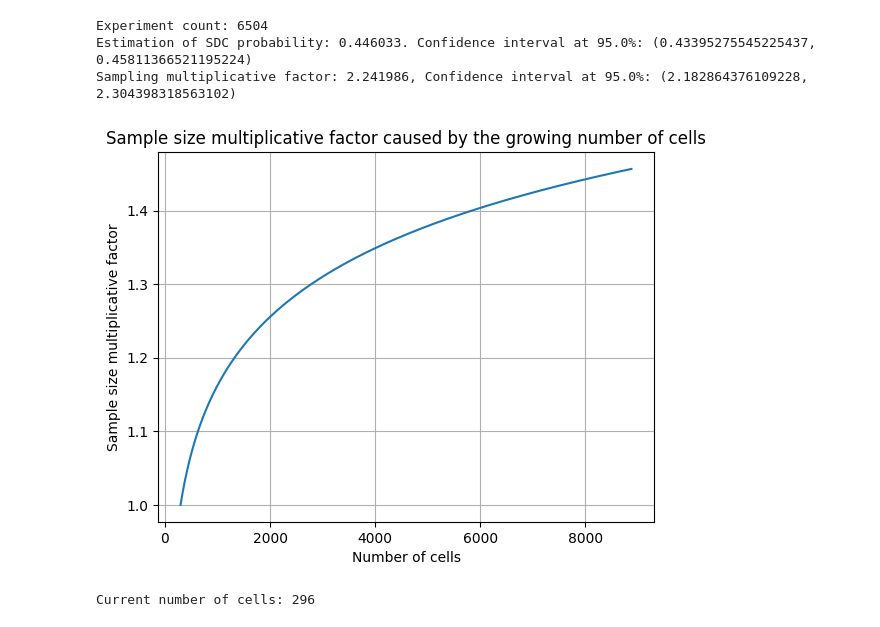
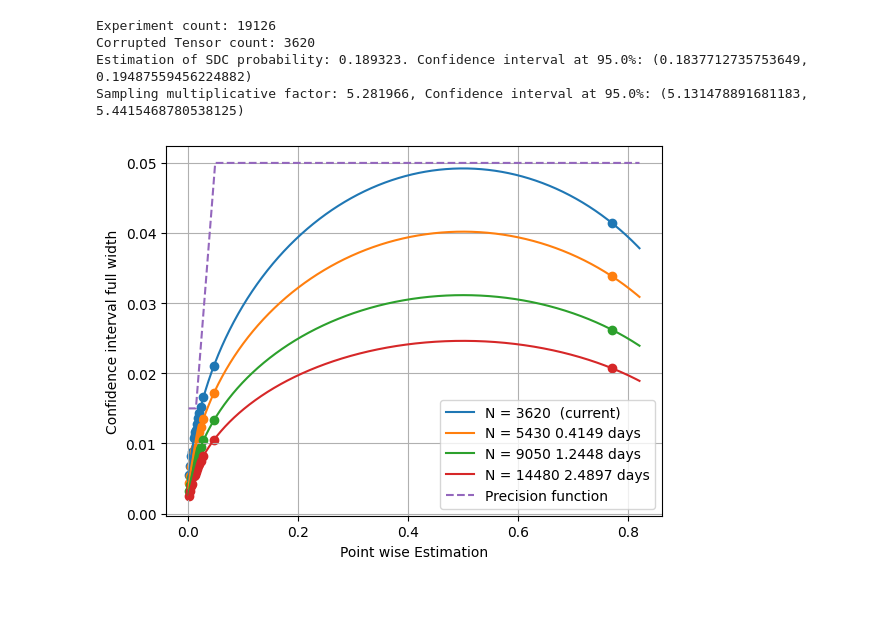
Before and after one commit to D4De/cnn-error-classifier, a Jupyter notebook: stats.ipynb, the cells around one changed output. Saved outputs shown, nothing was run; the diff lists cells and outputs as text; code cells hidden in the pictures; blank space fills up the shorter version.

```diff
--- a/stats.ipynb
+++ b/stats.ipynb
@@ -11,0 +52,11 @@ MAX_PRECISION = 0.05
+# %%
+def clamp(val, min_v, max_v):
+    if val < min_v:
+        return min_v
+    if val > max_v:
+        return max_v
+    return val
+
+
+def precision_function(x):
+    return clamp(x * RELATIVE_PRECISION, MIN_PRECISION, MAX_PRECISION)
@@ -115,48 +181,32 @@ JSONDecodeError: Expecting value: line 1 column 1 (char 0)
 # %%
 from statsmodels.stats.proportion import proportion_confint
 
-REPORT_FILE = os.path.join(RESULT_FOLDER, 'global_report.json')
+REPORT_FILE = os.path.join(RESULT_FOLDER, "global_report.json")
 
-with open(REPORT_FILE, 'r') as f:
+with open(REPORT_FILE, "r") as f:
     report = json.load(f)
 
 if "total_experiments" in report and report["total_experiments"] is not None:
     experiments = report["total_experiments"]
 else:
     experiments = MANUAL_EXPERIMENT_COUNT
-    print('No total_experiment field found in report. Using manual one')
+    print("No total_experiment field found in report. Using manual one")
 
-print(f'Experiment count: {experiments}')
-
+print(f"Experiment count: {experiments}")
+print(f"Corrupted Tensor count: {corrupted_count}")
 
 successes = report["classified_tensors"]
 sdc_estimate = successes / experiments
-sdc_confint = proportion_confint(successes, experiments, alpha=ALPHA, method='normal')
-print(f'Estimation of SDC probability: {sdc_estimate:.6f}. Confidence interval at {CONFINT_PCT}%: {sdc_confint}')
-print(f'Sampling multiplicative factor: {1/sdc_estimate:.6f}, Confidence interval at {CONFINT_PCT}%: {(1 / sdc_confint[1], 1 / sdc_confint[0])}')
+sdc_confint = proportion_confint(successes, experiments, alpha=ALPHA, method="normal")
+sampling_mul_factor = 1 / sdc_estimate
+print(
+    f"Estimation of SDC probability: {sdc_estimate:.6f}. Confidence interval at {CONFINT_PCT}%: {sdc_confint}"
+)
+print(
+    f"Sampling multiplicative factor: {1/sdc_estimate:.6f}, Confidence interval at {CONFINT_PCT}%: {(1 / sdc_confint[1], 1 / sdc_confint[0])}"
+)
 # %% [output]
-Experiment count: 6504
-Estimation of SDC probability: 0.446033. Confidence interval at 95.0%: (0.43395275545225437, 0.45811366521195224)
-Sampling multiplicative factor: 2.241986, Confidence interval at 95.0%: (2.182864376109228, 2.304398318563102)
+Experiment count: 19126
+Corrupted Tensor count: 3620
+Estimation of SDC probability: 0.189323. Confidence interval at 95.0%: (0.1837712735753649, 0.19487559456224882)
+Sampling multiplicative factor: 5.281966, Confidence interval at 95.0%: (5.131478891681183, 5.4415468780538125)
-# %%
-import matplotlib.pyplot as plt
-import numpy as np
-
-k_min = n_cells
-k_max = 30 * n_cells
-
-x = np.linspace(k_min, k_max, 1500)
-
-y = [calculate_B(ALPHA, k_i) / calculate_B(ALPHA, k_min)  for k_i in x]
-
-plt.plot(x, y)
-plt.xlabel('Number of cells')
-plt.ylabel('Sample size multiplicative factor')
-plt.title('Sample size multiplicative factor caused by the growing number of cells')
-plt.grid(True)
-plt.show()
-
-print(f"Current number of cells: {n_cells}")
-# %% [output]
-[figure, removed]
-Current number of cells: 296
@@ -162,0 +262,11 @@ Current number of cells: 296
+# %%
+plot_precision(
+    params_rel_freqs,
+    corrupted_count,
+    [int(corrupted_count * 1.5), int(corrupted_count * 2.5), int(corrupted_count * 4)],
+    sdc_proportion=sdc_estimate,
+    xscale="linear",
+    prec_function=precision_function,
+)
+# %% [output]
+[figure, added]
```
Also changed, not shown: parts of 13 cells of this notebook, 4 other files.
